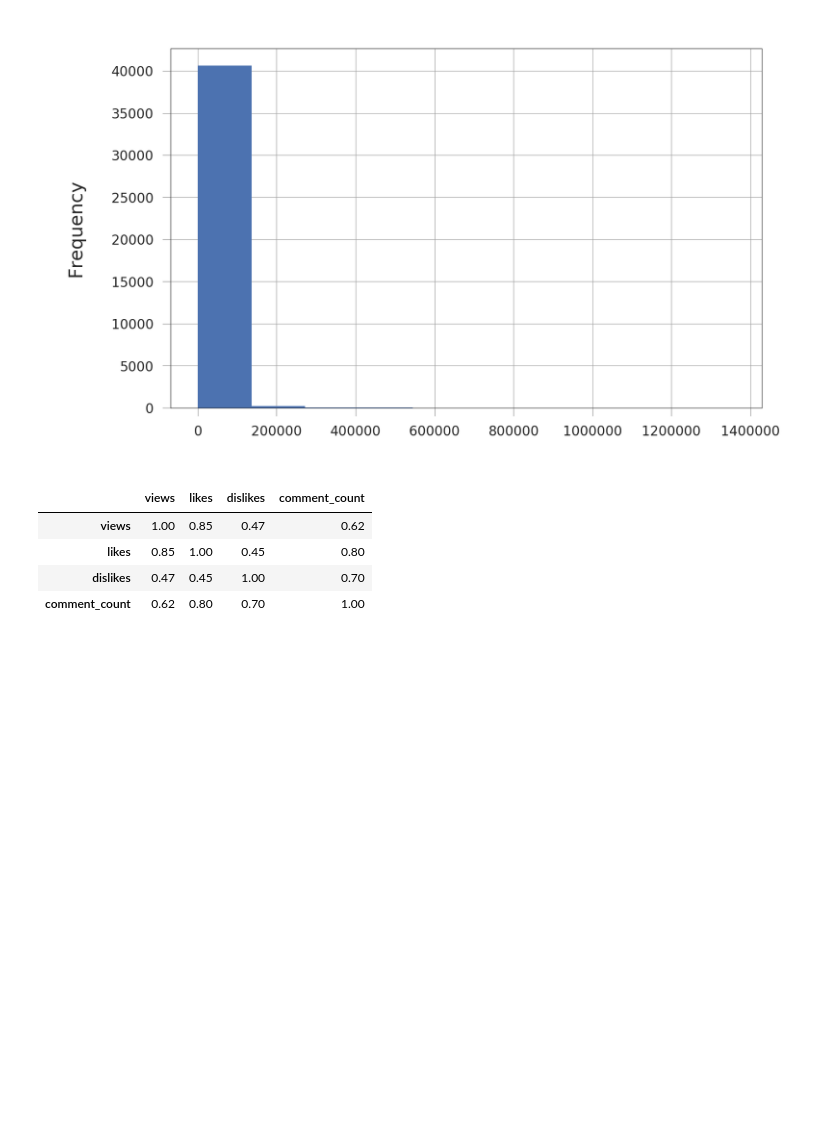
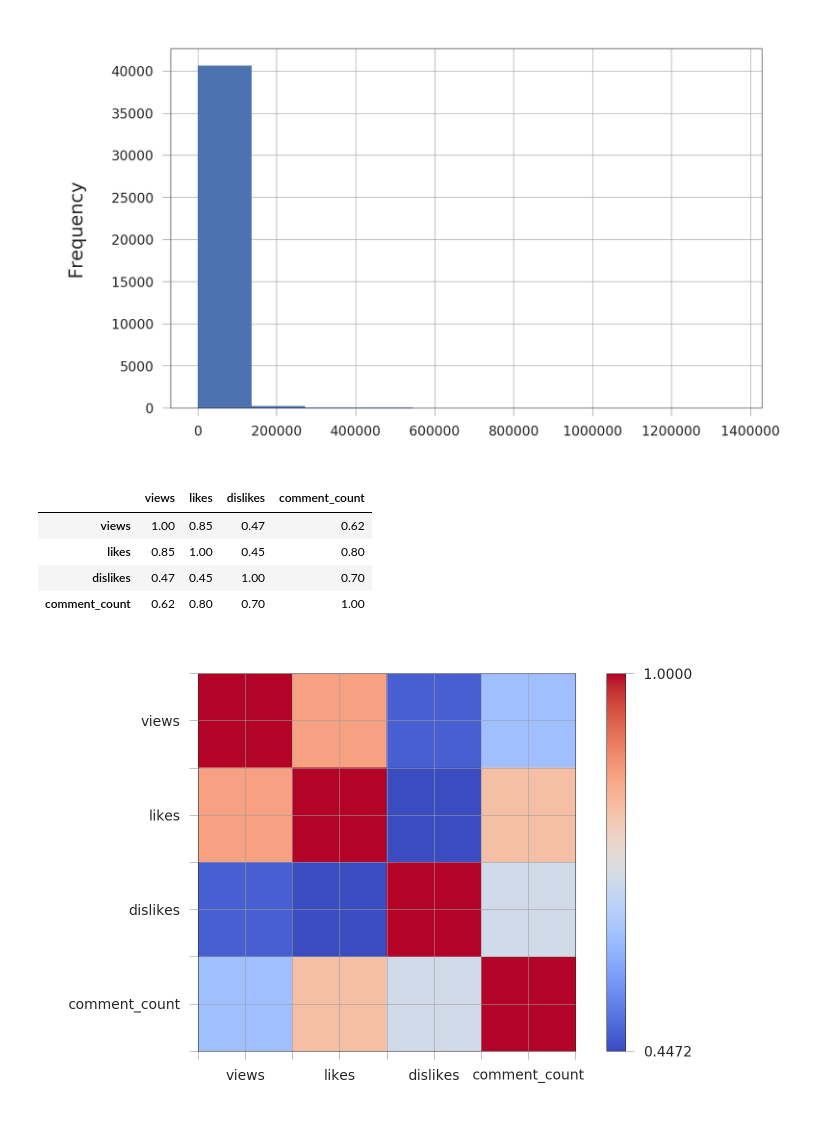
Before and after one commit to AbhinavShank/Youtube-Trending, a Jupyter notebook: YTAnalysis_USA.ipynb, the cells around one changed output. Drawn from its saved outputs; the diff is of its cells as text; code cells hidden in the pictures; blank space fills up the shorter version.

```diff
--- a/YTAnalysis_USA.ipynb
+++ b/YTAnalysis_USA.ipynb
@@ -301,3 +285,23 @@ corr_matrix
 | likes | 0.85 | 1.00 | 0.45 | 0.80 |
 | dislikes | 0.47 | 0.45 | 1.00 | 0.70 |
 | comment_count | 0.62 | 0.80 | 0.70 | 1.00 |
+# %%
+fig, ax = plt.subplots()
+heatmap = ax.imshow(corr_matrix, interpolation='nearest', cmap=cm.coolwarm)
+
+# making the colorbar on the side
+cbar_min = corr_matrix.min().min()
+cbar_max = corr_matrix.max().max()
+cbar = fig.colorbar(heatmap, ticks=[cbar_min, cbar_max])
+
+# making the labels
+labels = ['']
+for column in keep_columns:
+    labels.append(column)
+    labels.append('')
+ax.set_yticklabels(labels, minor=False)
+ax.set_xticklabels(labels, minor=False)
+
+plt.show();
+# %% [output]
+[figure, added]
```
Also changed, not shown: parts of 21 cells of this notebook.
